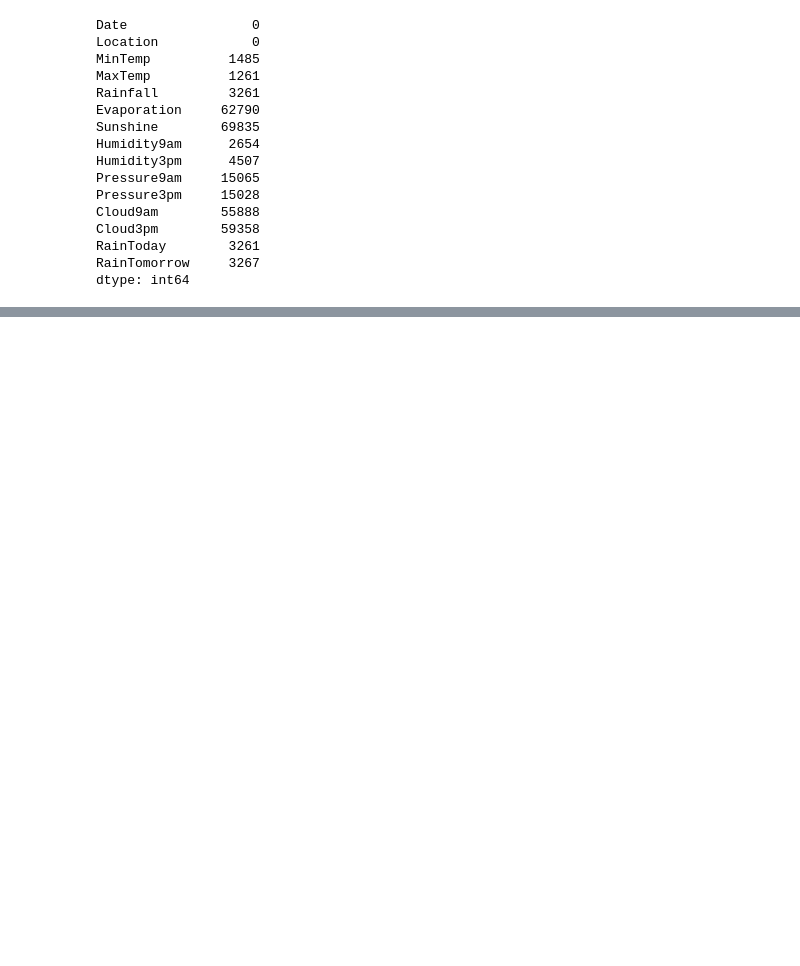
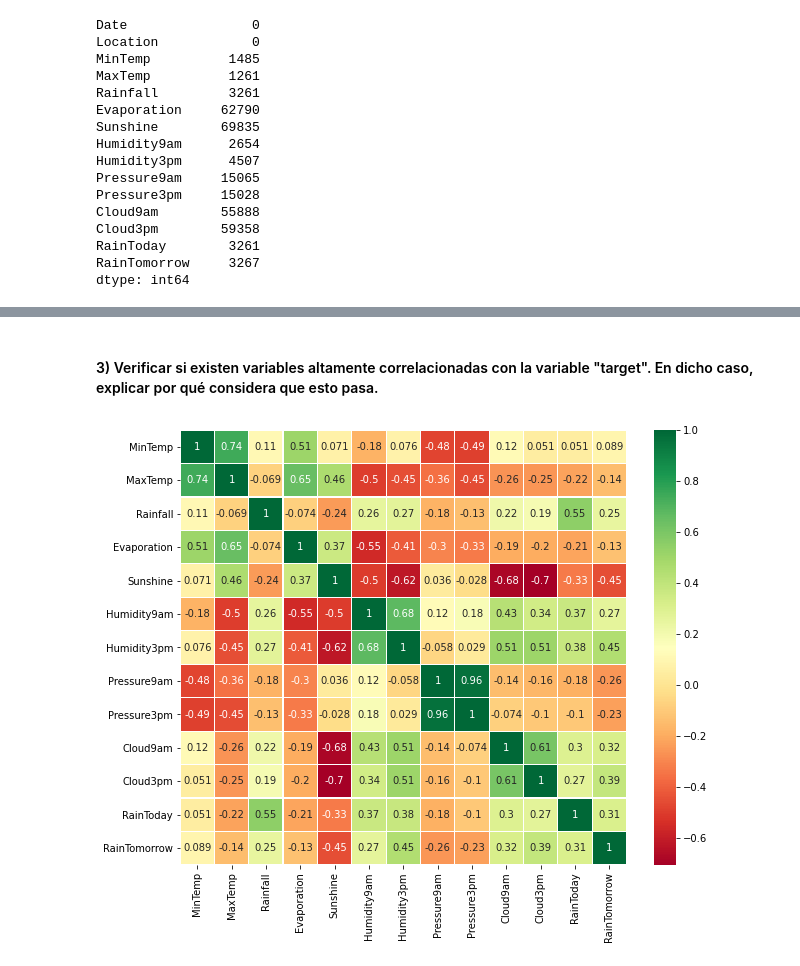
Before and after one commit to llullmariasol/entregasML, a Jupyter notebook: tp1_EDA.ipynb, the cells around one changed output, grey strips where cells are left out. Drawn from its saved outputs; the diff is of its cells as text; code cells hidden in the pictures; blank space fills up the shorter version.

```diff
--- a/tp1_EDA.ipynb
+++ b/tp1_EDA.ipynb
@@ -140,0 +114,11 @@ dataset.shape
+# %% [markdown]
+#### 3) Verificar si existen variables altamente correlacionadas con la variable "target". En dicho caso, explicar por qué considera que esto pasa.
+# %%
+dataset["RainToday"] = dataset.RainToday.replace(['No', 'Yes'], [0, 1])
+dataset["RainTomorrow"] = dataset.RainTomorrow.replace(['No', 'Yes'], [0, 1])
+sns.heatmap(dataset.corr(),annot=True,cmap='RdYlGn',linewidths=0.2)
+fig=plt.gcf()
+fig.set_size_inches(10,8)
+plt.show()
+# %% [output]
+[figure, added]
```
Also changed, not shown: parts of 13 cells of this notebook.
